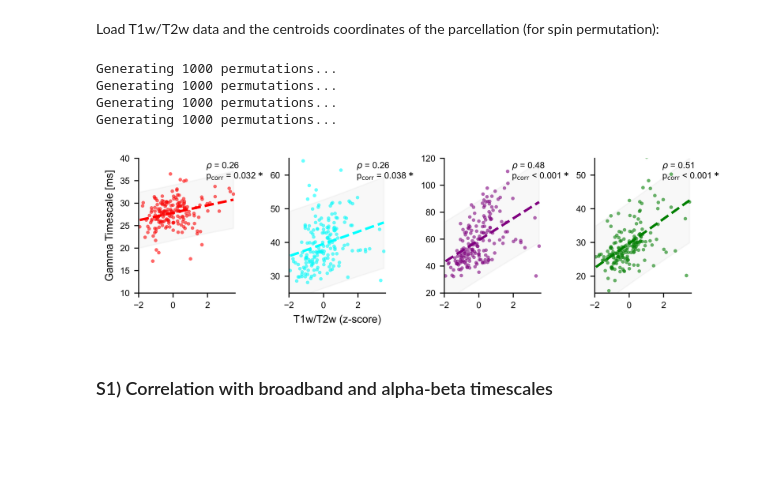
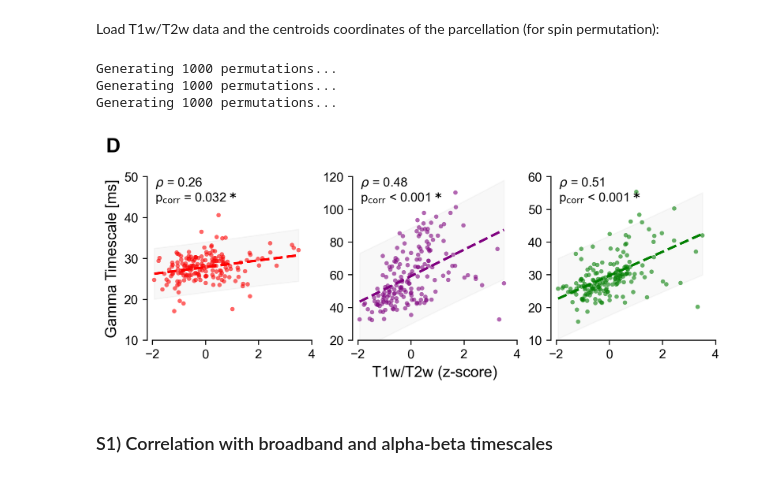
Before and after one commit to cusinatr/MNI-Analysis, a Jupyter notebook: Analysis/Figures/Fig_gamma.ipynb, the cells around one changed output. Cells and saved outputs as stored; diff of their text form; code cells hidden in the pictures; blank space fills up the shorter version.

```diff
--- a/Analysis/Figures/Fig_gamma.ipynb
+++ b/Analysis/Figures/Fig_gamma.ipynb
@@ -24,7 +24,7 @@ plots._set_font_params()
 # %% [markdown]
 Imports and definitions:
 # %%
-stages = ["W", "N2", "N3", "R"]
+stages = ["W", "N3", "R"]
 stage_colors = {"W": "red", "N2": "cyan", "N3": "purple", "R": "green"}
 title_dict = {"W": "Wake", "N2": "NREM2", "N3": "NREM3", "R": "REM"}
 corr_type = "pearson"
@@ -58,7 +58,7 @@ Reading labels from parcellation...
 Comparison of average ACF curves across wake and sleep stages.
 # %%
 # Set up the figure
-fig, ax = plt.subplots(figsize=plots._get_figsize_inches((8.5, 8.5)), dpi=600)
+fig, ax = plt.subplots(figsize=plots._get_figsize_inches((8., 8.5)), dpi=300)
 
 # Find patients subfolders
 pats = [pat.stem for pat in tau_path.joinpath("Pats").glob("*") if pat.is_dir()]
@@ -120,6 +120,9 @@ ax.set_ylabel("Autocorrelation", fontsize=plots.fsize.LABEL_SIZE)
 ax.spines[["top", "right"]].set_visible(False)
 ax.legend(frameon=False, fontsize=plots.fsize.TICK_SIZE, loc="upper right")
 
+# Annotate panel
+ax.text(-0.2, 1.05, "A", transform=ax.transAxes, size=16, weight='bold')
+
 # Save figure
 plots.save_figure(fig, fig_path.joinpath(f"ACF_average.svg"))
 
@@ -144,9 +147,9 @@ df_plot = df_plot[stages]
 fig, axs = plt.subplots(
     1,
     2,
-    figsize=plots._get_figsize_inches((8.5, 8.5)),
+    figsize=plots._get_figsize_inches((8., 8.5)),
     width_ratios=[2, 1],
-    dpi=600,
+    dpi=300,
 )
 
 # Slope plot
@@ -162,6 +165,7 @@ axs[0].set_xticks(
     ha="center",
     fontsize=plots.fsize.TICK_SIZE,
 )
+plots._format_spines(axs[0], s_bounds={"bottom": (0, 2)})
 
 
 # Add contrasts
@@ -207,7 +211,10 @@ axs[1].set_xticks(
     rotation=45,
     fontsize=plots.fsize.TICK_SIZE,
 )
-axs[1].spines[["top", "left"]].set_visible(False)
+plots._format_spines(axs[1], s_inv=["top", "left"], s_bounds={"bottom": (0, 1)})
+
+# Annotate panel
+axs[0].text(-0.4, 1.05, "B", transform=axs[0].transAxes, size=16, weight='bold')
 
 # Save figure
 plots.save_figure(fig, fig_path.joinpath(f"tau_change_stages.svg"))
@@ -240,6 +246,10 @@ for stage in stages:
         cbar_format="0f",
     )
 
+    if stage == "W":
+        # Annotate panel
+        ax.text(-0.2, 1.05, "C", transform=ax.transAxes, size=16, weight='bold')
+
     fig.savefig(
         fig_path.joinpath(f"tau_parc_{stage}.svg"),
         format="svg",
@@ -315,11 +307,11 @@ Load T1w/T2w data and the centroids coordinates of the parcellation (for spin pe
 df_struct = pd.read_csv(data_path.joinpath("Data", "Raw", "df_structural_avg.csv"), index_col=0)
 map_coords = pd.read_csv(data_path.joinpath("Data", "Parcellation", "mmp_centroids_coords.csv"), index_col=0)
 # %%
-xlims = (-2, 3.6)
-ylims_stages = {"W": (10, 40), "N2": (25, 65), "N3": (20, 120), "R": (15, 55)}
+xlims = (-2.2, 4)
+ylims_stages = {"W": (10, 50), "N2": (25, 65), "N3": (20, 120), "R": (10, 60)}
 
 fig, axs = plt.subplots(
-    1, len(stages), figsize=plots._get_figsize_inches((17.5, 5)), dpi=600, layout="constrained"
+    1, len(stages), figsize=plots._get_figsize_inches((17.4, 7)), dpi=300, layout="constrained"
 )
 
 rhos, p_corrs, rhos_boot = {}, {}, {}
@@ -338,36 +330,41 @@ for i, stage in enumerate(stages):
     rhos[stage] = rho
     p_corrs[stage] = p_corr
     rhos_boot[stage] = rho_boot
 
     # Plot
     axs[i] = plots.plot_corr(
         axs[i],
         x,
         y,
         rho,
         p_corr,
-        markersize=8,
+        markersize=12,
+        xy_annot=(0.05, 0.85),
         color=stage_colors[stage],
         xlabel="T1w/T2w (z-score)",  # "Anatomical Hierarchy Score",
         ylabel="Gamma Timescale [ms]",
         xlims=xlims,
         ylims=ylims_stages[stage],
     )
     if i > 0:
         axs[i].set_ylabel("", fontsize=0)
     if i != 1:
         axs[i].set_xlabel("", fontsize=0)
 
+    plots._format_spines(axs[i], s_bounds={"bottom": (-2, 4), "left": ylims_stages[stage]})
+
+# Annotate panel
+axs[0].text(-0.25, 1.15, "D", transform=axs[0].transAxes, size=16, weight='bold')
+
 # Save figure
 plots.save_figure(fig, fig_path.joinpath(f"tau_corr_struct.svg"))
 
 plt.show()
 # %% [output]
 Generating 1000 permutations...
 Generating 1000 permutations...
 Generating 1000 permutations...
-Generating 1000 permutations...
-[figure, old version]
+[figure, new version]
 # %% [markdown]
 ### S1) Correlation with broadband and alpha-beta timescales
 # %%
```
Also changed, not shown: parts of 6 cells of this notebook.
